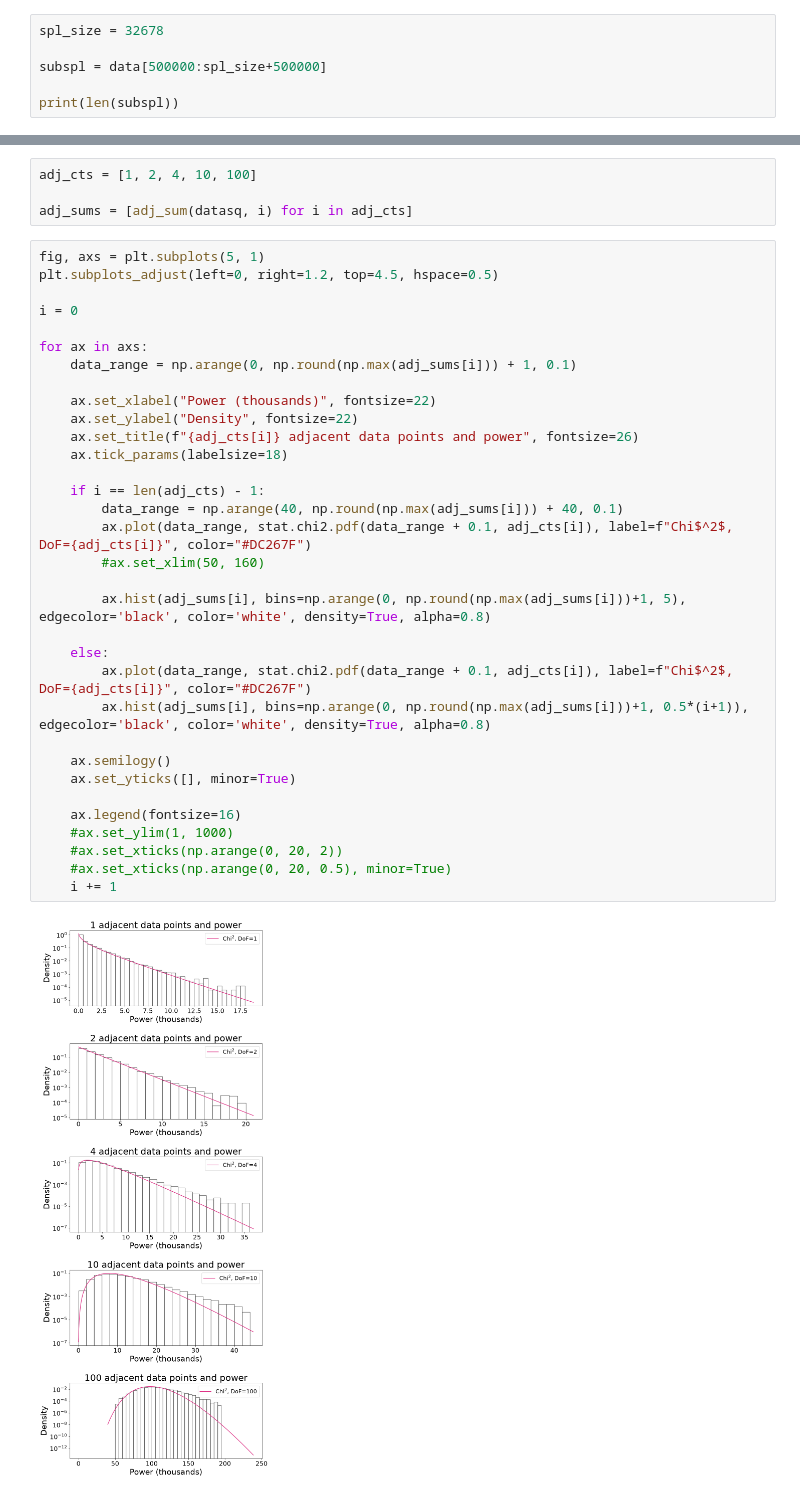
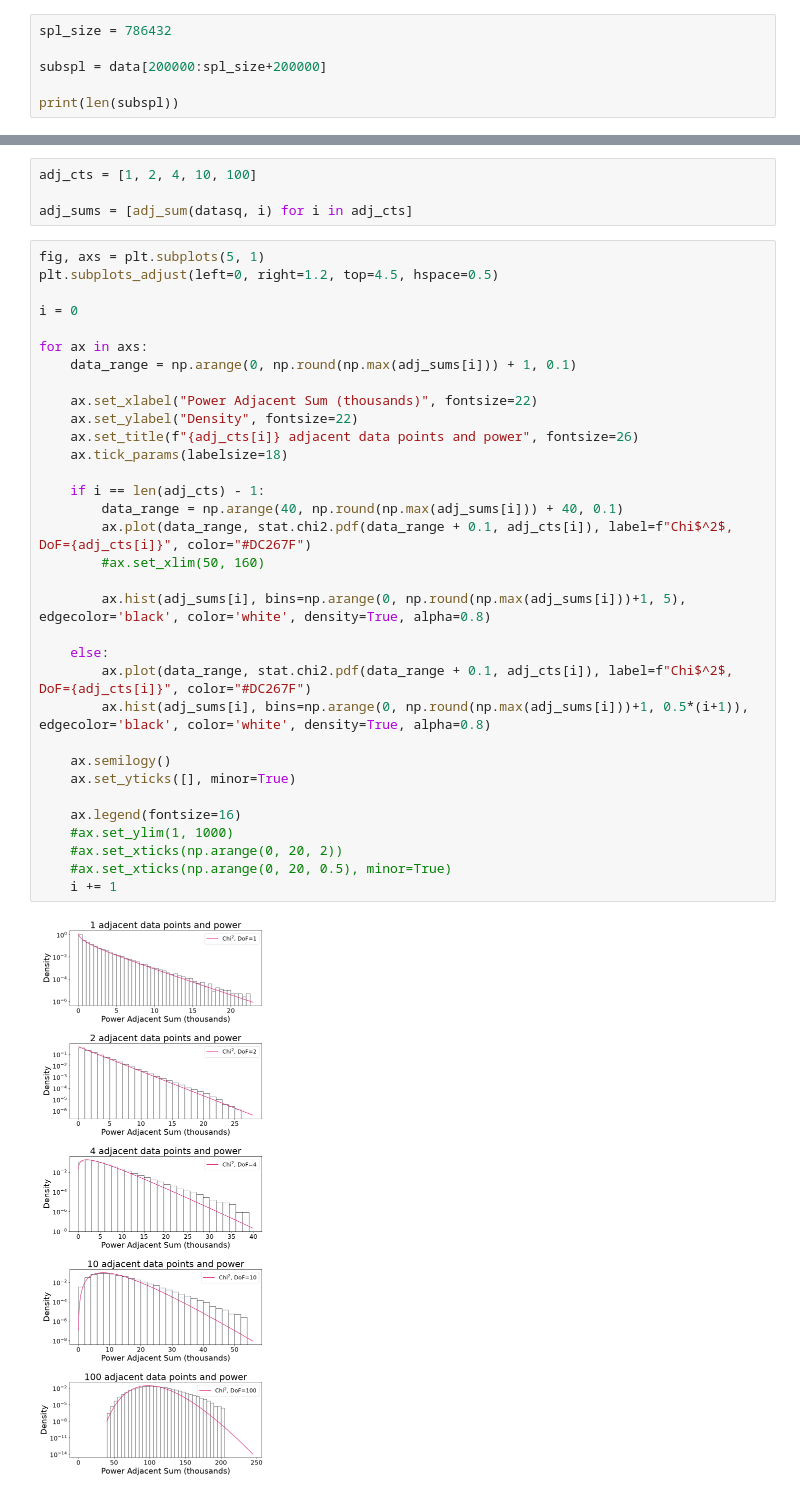
Before and after one commit to flypt7/AST326-Practicals, a Jupyter notebook: P3/code/43.ipynb, the cells around one changed output, grey strips where cells are left out. Drawn from its saved outputs; the diff is of its cells as text.

Commit message:
more details on data processing for 720MHz peak, checked calculations

```diff
--- a/P3/code/43.ipynb
+++ b/P3/code/43.ipynb
@@ -26,7 +26,7 @@ We avoid the first 50000 sample because they are affected by the amplifiers star
 # %%
-spl_size = 32678
+spl_size = 786432
 
-subspl = data[500000:spl_size+500000]
+subspl = data[200000:spl_size+200000]
 
 print(len(subspl))
 # %% [output]
@@ -138,33 +136,33 @@ plt.subplots_adjust(left=0, right=1.2, top=4.5, hspace=0.5)
 
 i = 0
 
 for ax in axs:
     data_range = np.arange(0, np.round(np.max(adj_sums[i])) + 1, 0.1)
 
-    ax.set_xlabel("Power (thousands)", fontsize=22)
+    ax.set_xlabel("Power Adjacent Sum (thousands)", fontsize=22)
     ax.set_ylabel("Density", fontsize=22)
     ax.set_title(f"{adj_cts[i]} adjacent data points and power", fontsize=26)
     ax.tick_params(labelsize=18)
 
     if i == len(adj_cts) - 1:
         data_range = np.arange(40, np.round(np.max(adj_sums[i])) + 40, 0.1)
         ax.plot(data_range, stat.chi2.pdf(data_range + 0.1, adj_cts[i]), label=f"Chi$^2$, DoF={adj_cts[i]}", color="#DC267F")
         #ax.set_xlim(50, 160)
 
         ax.hist(adj_sums[i], bins=np.arange(0, np.round(np.max(adj_sums[i]))+1, 5), edgecolor='black', color='white', density=True, alpha=0.8)
 
     else:
         ax.plot(data_range, stat.chi2.pdf(data_range + 0.1, adj_cts[i]), label=f"Chi$^2$, DoF={adj_cts[i]}", color="#DC267F")
         ax.hist(adj_sums[i], bins=np.arange(0, np.round(np.max(adj_sums[i]))+1, 0.5*(i+1)), edgecolor='black', color='white', density=True, alpha=0.8)
 
     ax.semilogy()
     ax.set_yticks([], minor=True)
 
     ax.legend(fontsize=16)
     #ax.set_ylim(1, 1000)
     #ax.set_xticks(np.arange(0, 20, 2))
     #ax.set_xticks(np.arange(0, 20, 0.5), minor=True)
     i += 1
 # %% [output]
-[figure, old version]
+[figure, new version]
 # %%
```
Also changed, not shown: parts of 7 cells of this notebook.
